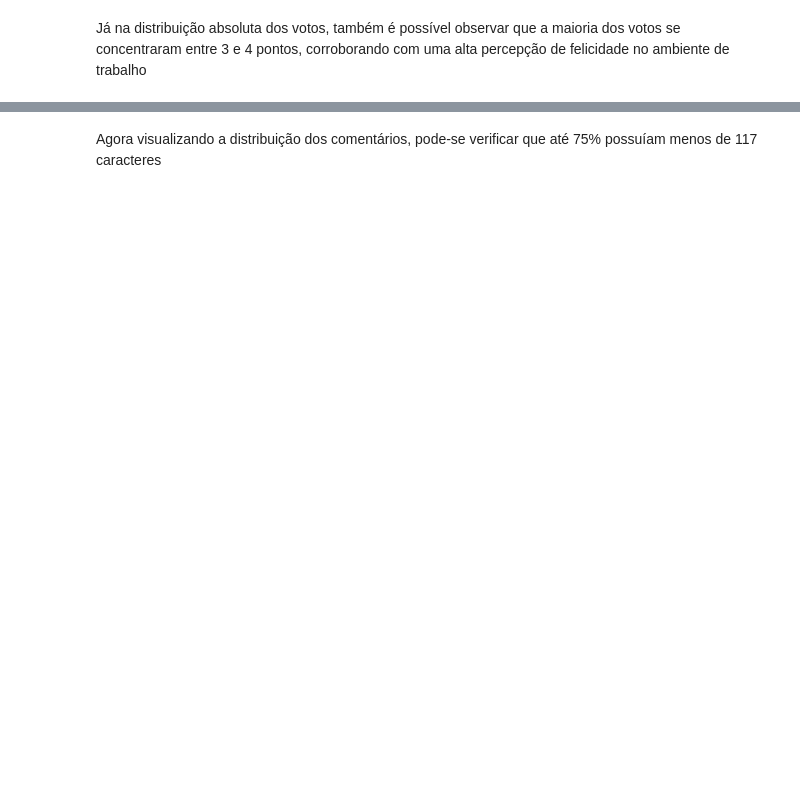
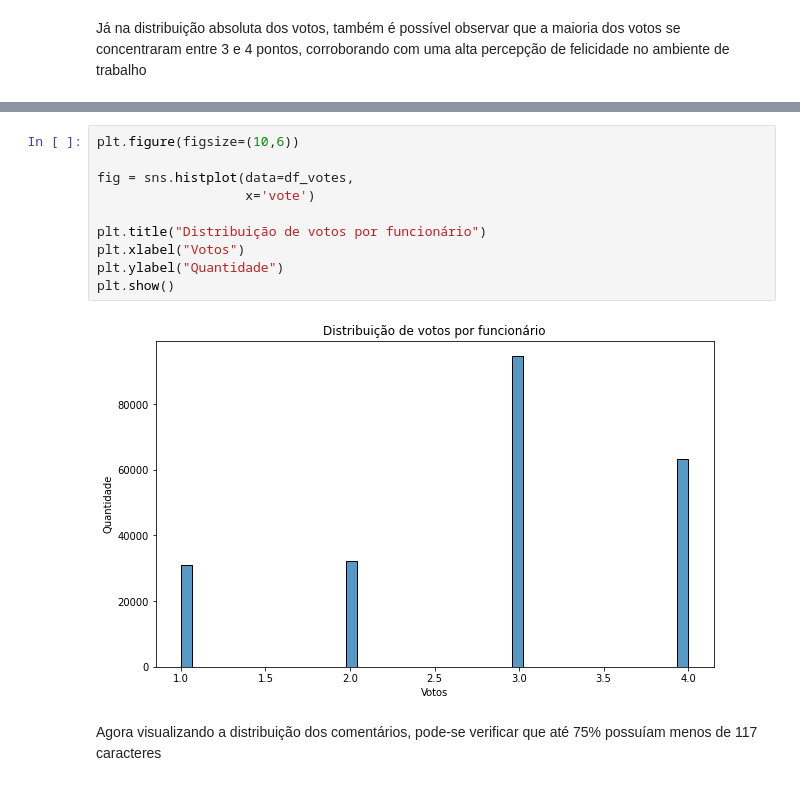
Before and after one commit to bruna-calistrate/DataWrangling-Case1, a Jupyter notebook: Case_1_Data_Wrangling_Daily_Happiness_&_Employee_Turnover.ipynb, the cells around one changed output, grey strips where cells are left out. Cells and saved outputs as stored; diff of their text form; blank space fills up the shorter version.

```diff
--- a/Case_1_Data_Wrangling_Daily_Happiness_&_Employee_Turnover.ipynb
+++ b/Case_1_Data_Wrangling_Daily_Happiness_&_Employee_Turnover.ipynb
@@ -403,2 +397,14 @@ fig.show()
+# %%
+plt.figure(figsize=(10,6))
+
+fig = sns.histplot(data=df_votes,
+                   x='vote')
+
+plt.title("Distribuição de votos por funcionário")
+plt.xlabel("Votos")
+plt.ylabel("Quantidade")
+plt.show()
+# %% [output]
+[figure, added]
 # %% [markdown]
 Agora visualizando a distribuição dos comentários, pode-se verificar que até 75% possuíam menos de 117 caracteres
```
Also changed, not shown: parts of 36 cells of this notebook.
